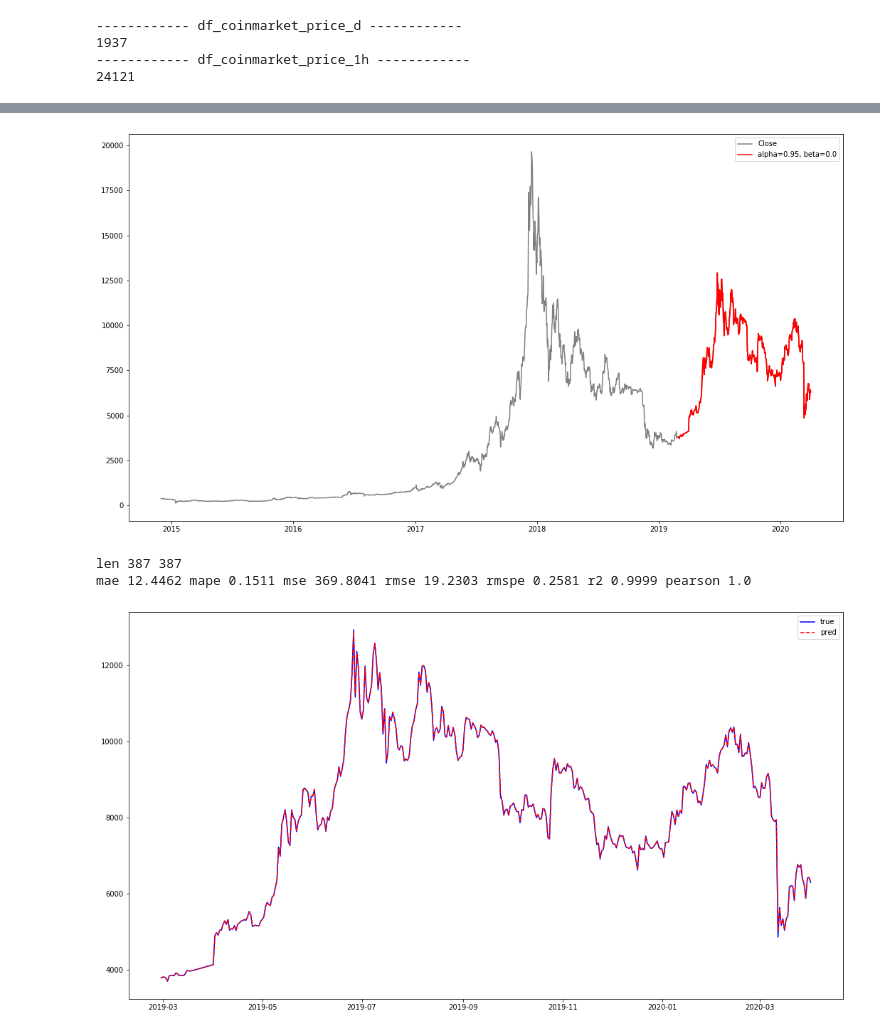
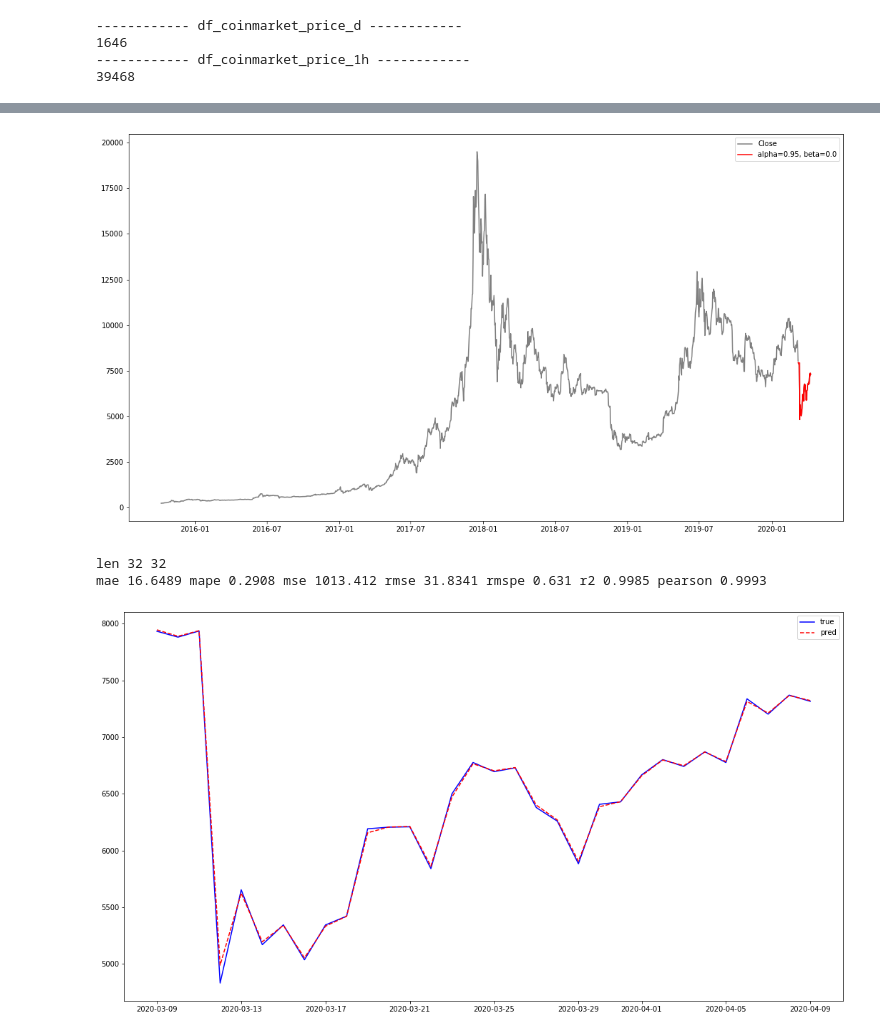
Before and after one commit to RichardMan13/Time_Series_Bitcoin, a Jupyter notebook: tcc_scripts_notebook/models_time_series.ipynb, the cells around one changed output, grey strips where cells are left out. Saved outputs shown, nothing was run; the diff lists cells and outputs as text; code cells hidden in the pictures.

```diff
--- a/tcc_scripts_notebook/models_time_series.ipynb
+++ b/tcc_scripts_notebook/models_time_series.ipynb
@@ -57 +66,4 @@ df_coinmarket_price_d['Date'] = pd.to_datetime(df_coinmarket_price_d['Date'], fo
+# %%
+df_gemini_price_d['Date'] = pd.to_datetime(df_gemini_price_d['Date'])
+df_gemini_price_1h['Date'] = pd.to_datetime(df_gemini_price_1h['Date'])
 # %%
@@ -71,34 +83,34 @@ print(df_coinmarket_price_1h['Date'].min())
 # %%
 print('------------', 'df_coinmarket_price_d', '------------')
-print(df_coinmarket_price_d.shape[0])
+print(df_gemini_price_d.shape[0])
 print('------------', 'df_coinmarket_price_1h', '------------')
-print(df_coinmarket_price_1h.shape[0])
+print(df_gemini_price_1h.shape[0])
 # %% [output]
 ------------ df_coinmarket_price_d ------------
-1937
+1646
 ------------ df_coinmarket_price_1h ------------
-24121
+39468
 # %%
-def perform_metrics(y_truth, y_forecasted):
+# def perform_metrics(y_truth, y_forecasted):
 
-    mae = round(mean_absolute_error(y_truth, y_forecasted) ,4)
-    mape = round(np.mean(np.abs((y_truth - y_forecasted) / y_truth)) * 100, 4)
-    mse = round(mean_squared_error(y_truth, y_forecasted), 4)
-    rmse = round(mse**(0.5), 4)
-    rmspe = round((np.sqrt(np.mean(np.square((y_truth - y_forecasted) / y_truth)))) * 100, 4)
-    r2 = round(r2_score(y_truth, y_forecasted), 4)
-    corr, _ = pearsonr(y_truth, y_forecasted)
-    pearson = round(corr, 4)
+#     mae = round(mean_absolute_error(y_truth, y_forecasted) ,4)
+#     mape = round(np.mean(np.abs((y_truth - y_forecasted) / y_truth)) * 100, 4)
+#     mse = round(mean_squared_error(y_truth, y_forecasted), 4)
+#     rmse = round(mse**(0.5), 4)
+#     rmspe = round((np.sqrt(np.mean(np.square((y_truth - y_forecasted) / y_truth)))) * 100, 4)
+#     r2 = round(r2_score(y_truth, y_forecasted), 4)
+#     corr, _ = pearsonr(y_truth, y_forecasted)
+#     pearson = round(corr, 4)
 
-#     print('mae', mae)
-#     print('mape', mape)
-#     print('mse', mse)
-#     print('rmse', rmse)
-#     print('rmspe', rmspe)
-#     print('r2', r2)
-#     print('pearson', pearson)
+# #     print('mae', mae)
+# #     print('mape', mape)
+# #     print('mse', mse)
+# #     print('rmse', rmse)
+# #     print('rmspe', rmspe)
+# #     print('r2', r2)
+# #     print('pearson', pearson)
 
-    return mae, mape, mse, rmse, rmspe, r2, pearson
+#     return mae, mape, mse, rmse, rmspe, r2, pearson
 # %%
 class ExponentialSmoothing(object):
 
@@ -218,8 +230,8 @@ class ExponentialSmoothing(object):
 # %%
 ### MAIN
 
-# df = df_coinmarket_price_1h.copy()
-df = df_coinmarket_price_d.copy()
+df = df_gemini_price_d.copy()
+# df = df_gemini_price_1h.copy()
 
 df['Date'] = pd.to_datetime(df['Date'])
 #print('null\n', df.isnull().sum())
@@ -227,12 +239,13 @@ df['Date'] = pd.to_datetime(df['Date'])
 df = df.set_index('Date')
 df = df.loc[:, ['Close']]
 df = df.sort_values(by = ['Date'])
+df = df.asfreq('D') # D or H
 
 days = 1
 list_alpha = [a/100 for a in range(0, 100, 5)]
 list_beta = [b/100 for b in range(0, 100, 5)]
 exponential_smoothing = ExponentialSmoothing(df = df,
-                                             percentage_train_size = 0.80,
+                                             percentage_train_size = 0.98,
                                              list_alpha = list_alpha,
                                              list_beta = list_beta
                                             )
@@ -258,7 +271,7 @@ last_index 2019-03-05 00:00:00
-[figure, old version]
+[figure, new version]
-len 387 387
-mae 12.4462 mape 0.1511 mse 369.8041 rmse 19.2303 rmspe 0.2581 r2 0.9999 pearson 1.0
+len 32 32
+mae 16.6489 mape 0.2908 mse 1013.412 rmse 31.8341 rmspe 0.631 r2 0.9985 pearson 0.9993
-[figure, old version]
+[figure, new version]
 # %%
 #diario
 # variando 1 ticket
```
Also changed, not shown: parts of 33 cells of this notebook, 3 other files.
